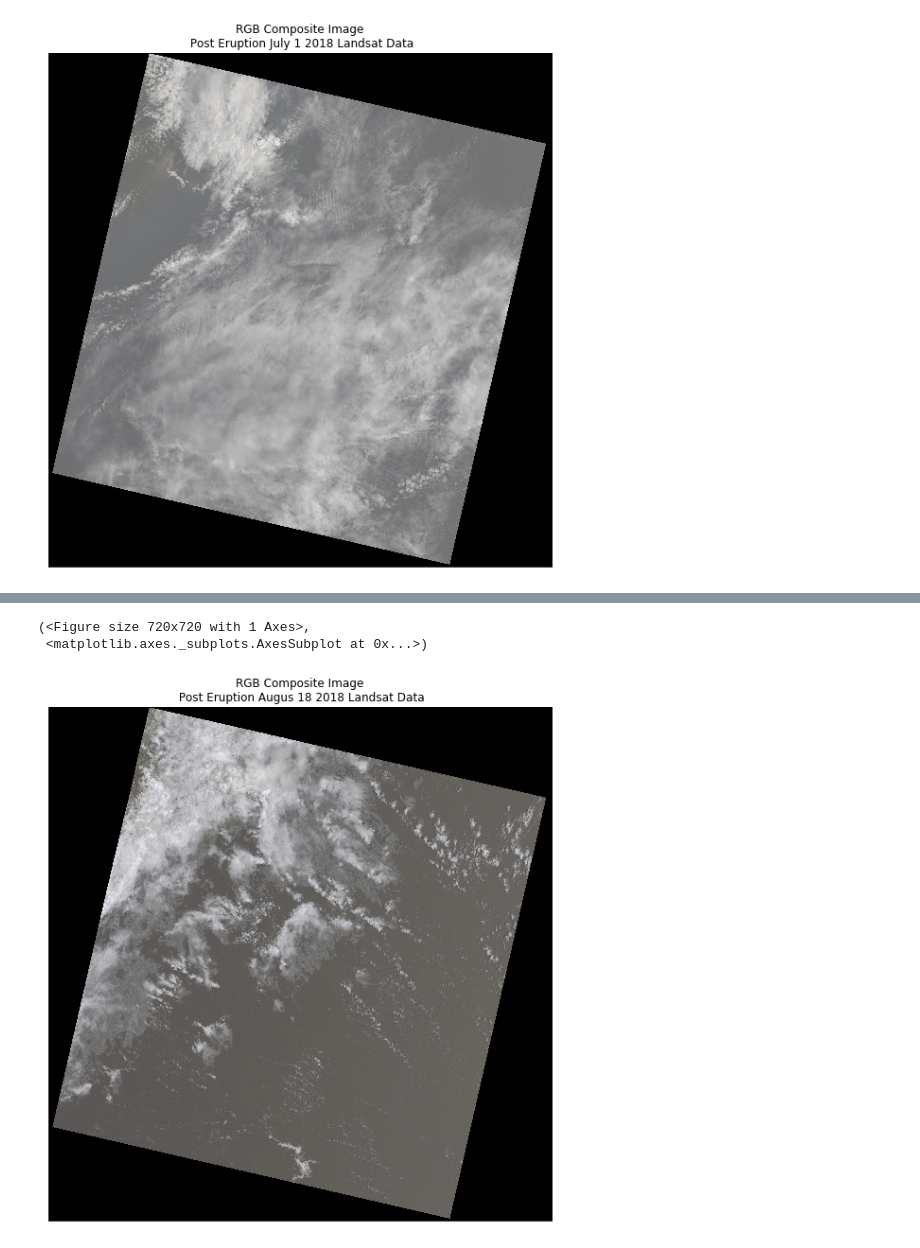
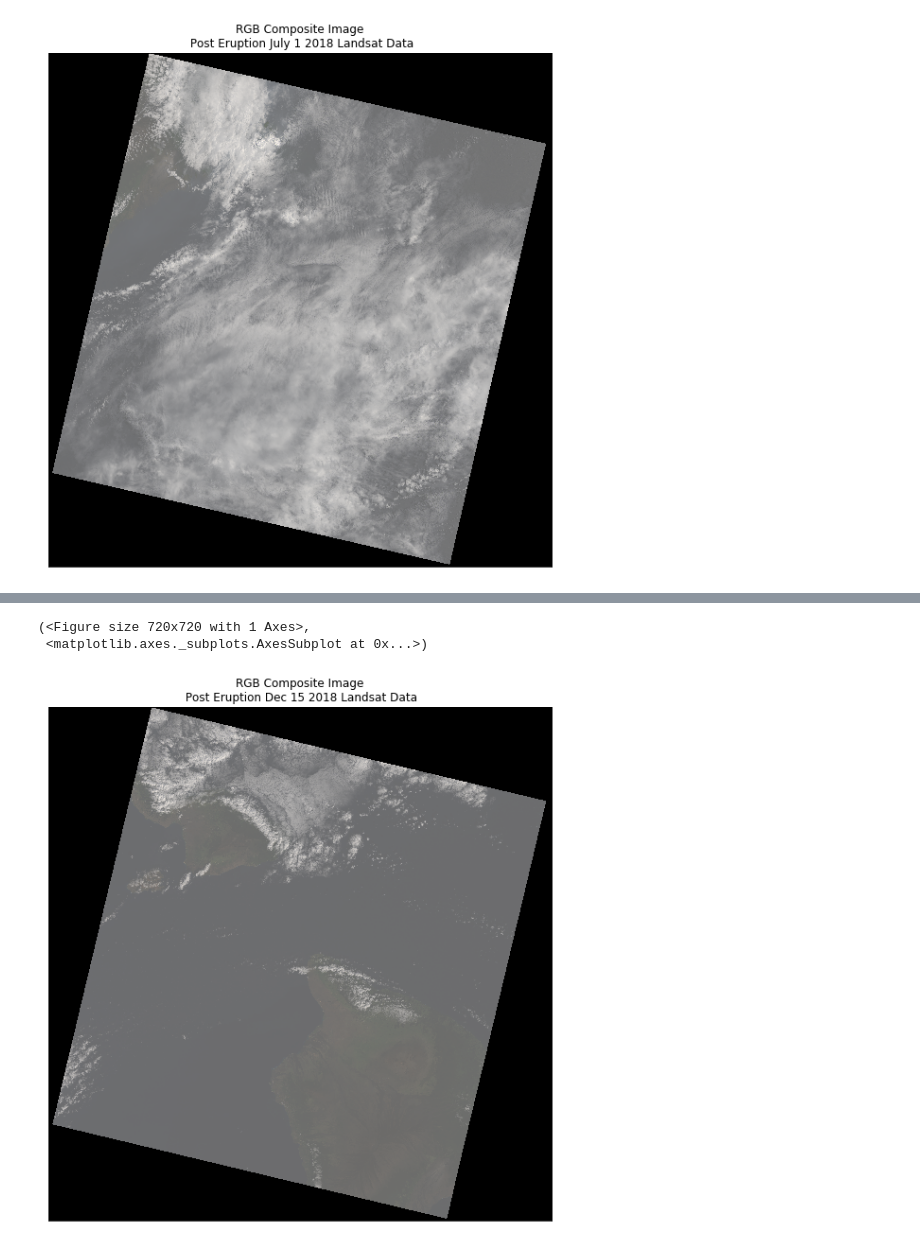
Before and after one commit to shwh2628/volcano-risk-analysis, a Jupyter notebook: notebooks/Landsat Data .ipynb, the cells around one changed output, grey strips where cells are left out. Saved outputs shown, nothing was run; the diff lists cells and outputs as text; code cells hidden in the pictures.

```diff
--- a/notebooks/Landsat Data .ipynb
+++ b/notebooks/Landsat Data .ipynb
@@ -167,17 +168,16 @@ post_landsat_bands4.sort()
 # %%
-landsat_post4_path = "data/Landsat/2018/outputs/landsat_post4.tif"
-land_stack4, land_meta4 = es.stack_raster_tifs(post_landsat_bands4,
-                                             landsat_post4_path)
+landsat_post5_path = "data/Landsat/2018/outputs/landsat_post5.tif"
+land_stack5, land_meta5 = es.stack_raster_tifs(post_landsat_bands5,
+                                             landsat_post5_path)
 
-with rio.open(landsat_post4_path) as scene4:
-    landsat_post4 = scene4.read()
+with rio.open(landsat_post5_path) as scene5:
+    landsat_post5 = scene5.read()
 # %%
-
-es.plot_rgb(landsat_post4,
+es.plot_rgb(landsat_post5,
             rgb=[3, 2, 1],
 
-            title="RGB Composite Image\n Post Eruption Augus 18 2018 Landsat Data")
+            title="RGB Composite Image\n Post Eruption Dec 15 2018 Landsat Data")
 # %% [output]
 (<Figure size 720x720 with 1 Axes>,
  <matplotlib.axes._subplots.AxesSubplot at 0x...>)
-[figure, old version]
+[figure, new version]
```
Also changed, not shown: parts of 12 cells of this notebook, 9 other files.
